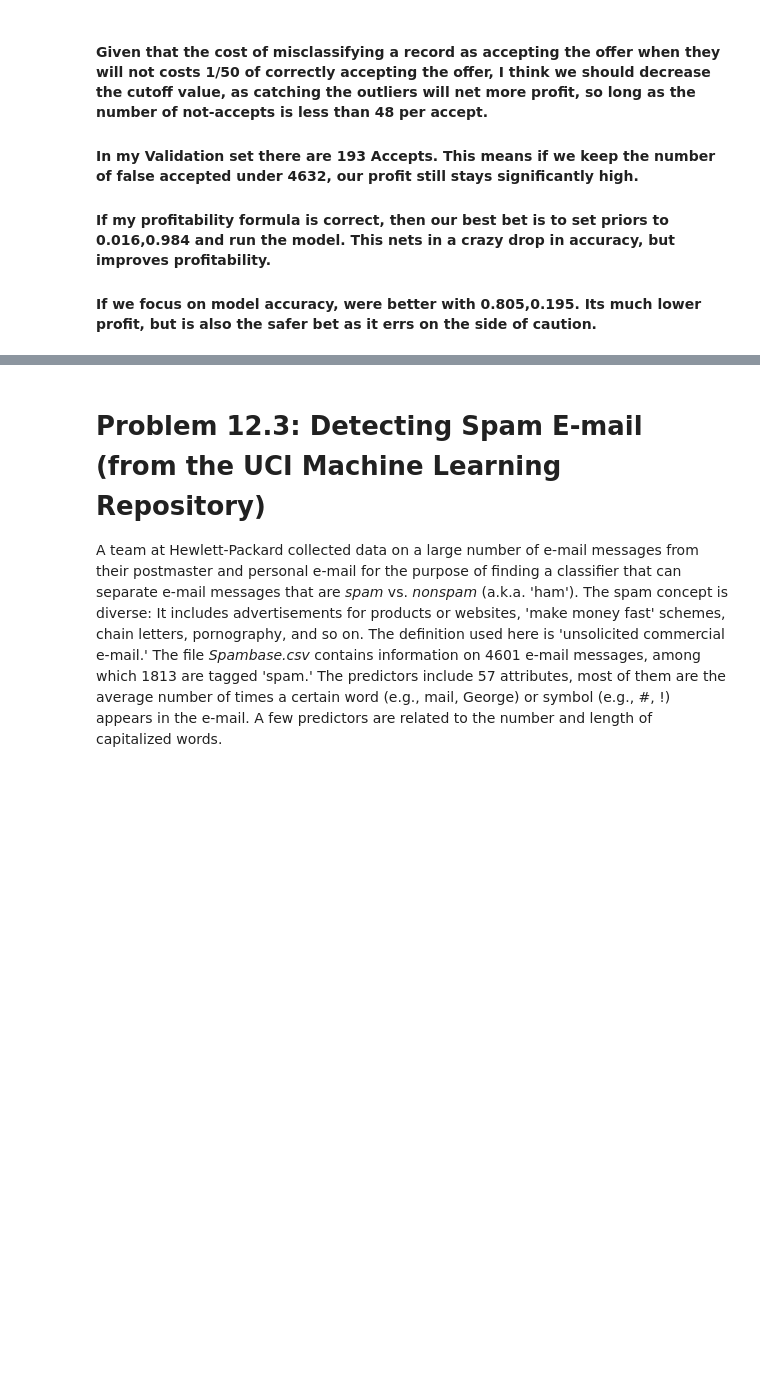
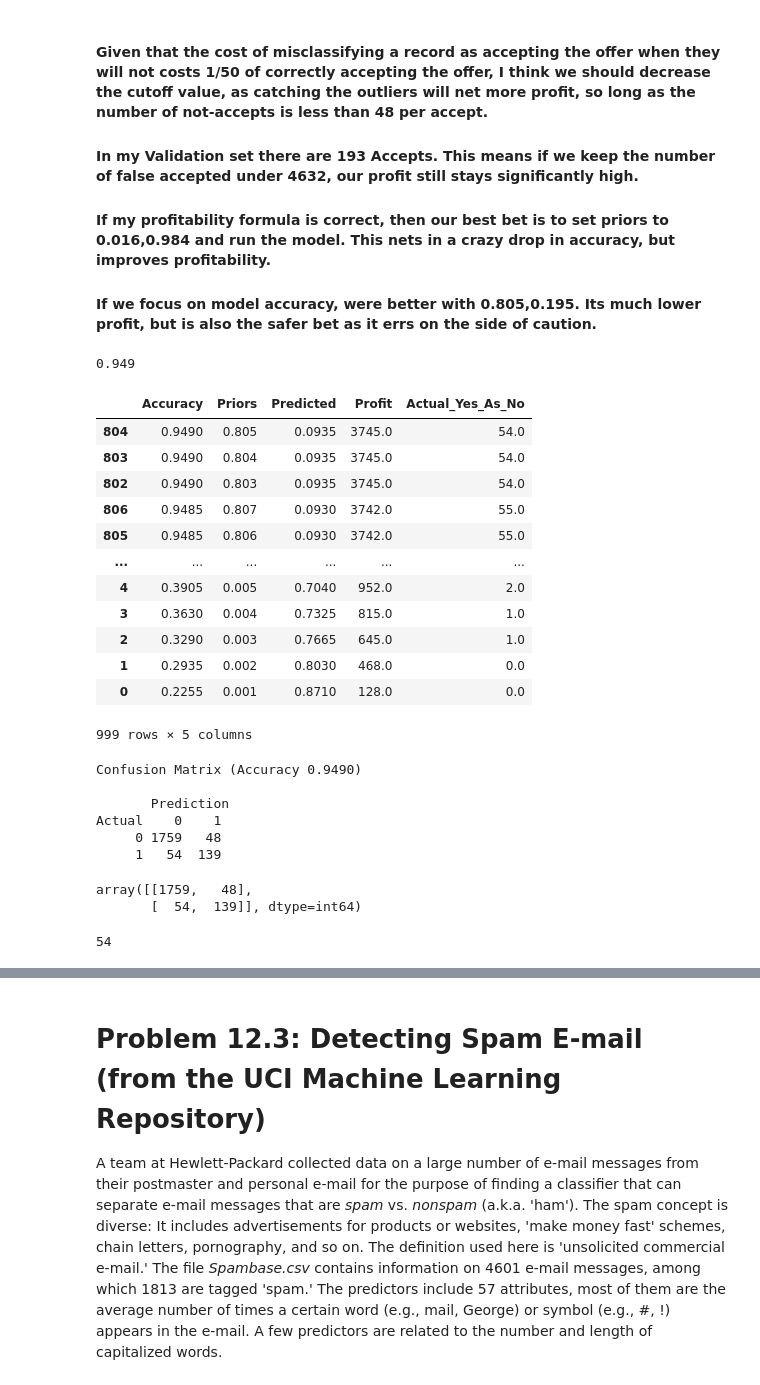
Before and after one commit to wolfesamk/MSBA-207, a Jupyter notebook: Homework/MSBA 207 Chapter 12.ipynb, the cells around one changed output, grey strips where cells are left out. Saved outputs shown, nothing was run; the diff lists cells and outputs as text; code cells hidden in the pictures; blank space fills up the shorter version.

```diff
--- a/Homework/MSBA 207 Chapter 12.ipynb
+++ b/Homework/MSBA 207 Chapter 12.ipynb
@@ -77,5 +92,5 @@ X = df_bank_dum[predictors]
 y = df_bank_dum[outcome]
 train_X, valid_X, train_y, valid_y = train_test_split(X, y, test_size=0.4, random_state=1)
 # %%
-da_reg = LinearDiscriminantAnalysis(priors=[0.5,0.5])
+da_reg = LinearDiscriminantAnalysis()#priors=[0.5,0.5])
 da_reg.fit(train_X,train_y)
@@ -231,0 +373,7 @@ print(profitability)
+# %%
+model = round(0.9430*100,2)
+misclass_cost = 50
+target_count = 1000
+# %%
+profitability = round(model*misclass_cost-target_count)
+print(profitability)
@@ -243,45 +393,71 @@ The cost of misclassifying a loan acceptor customer as a nonacceptor is much hig
 from sklearn.metrics import confusion_matrix
 # %%
 #Created a bit of a CV here to test priors.
-results = pd.DataFrame(columns=['Accuracy','Priors','Predicted','Profit'])
+results = pd.DataFrame(columns=['Accuracy','Priors','Predicted','Profit','Actual_Yes_As_No'])
 #Accuracy = max_acc
 #Priors = z
 #Predicted = pred_A
 #Profit = profitability
 tester = range(1,1000)
 max_acc = 0
+misclass_cost = 50
+target_count = 1000
 for x in tester:
     z = x/1000
     #testing if using the default priors has a significant change (hint it does!)
     da_reg = LinearDiscriminantAnalysis(priors=[z,1-z])
     da_reg.fit(train_X,train_y)
     valid_sum = pd.DataFrame(valid_X)
     valid_sum['Actual'] = valid_y
     valid_sum['Prediction'] = da_reg.predict(valid_X)
     valid_sum['p(Accept)'] = da_reg.predict_proba(valid_X)[:,1]
     cf = confusion_matrix(valid_sum.Actual,valid_sum.Prediction)
     ANA_PNA =cf[0][0]
     ANA_PA =cf[0][1]
     AA_PNA =cf[1][0]
     AA_PA =cf[1][1]
     TOTAL = cf[0][0]+cf[0][1]+cf[1][0]+cf[1][1]
     bank_acc = (ANA_PNA+AA_PA)/TOTAL
     if bank_acc > max_acc:
         max_acc = bank_acc
     Predict_NA = ANA_PNA+AA_PNA
     Predict_A = ANA_PA+AA_PA
     pred_A = round((Predict_A/(Predict_NA+Predict_A)),5)
-    profitability = round(((1*1000)-(((1000*bank_acc)*pred_A)*50))*-1)
-    results.loc[len(results.index)] = [bank_acc,z,pred_A,profitability]
+    model = round(bank_acc*100,2)
+    profitability = round(model*misclass_cost-target_count)
+    actual_yes = cf[1][0]
+    results.loc[len(results.index)] = [bank_acc,z,pred_A,profitability,actual_yes]
 
-results = results.sort_values(by=['Accuracy'], ascending=False)
+results = results.sort_values(by=['Profit'], ascending=False)
 print(max_acc)
 results#.head(1)
+# %% [output]
+0.949
+|  | Accuracy | Priors | Predicted | Profit | Actual_Yes_As_No |
+| 804 | 0.9490 | 0.805 | 0.0935 | 3745.0 | 54.0 |
+| 803 | 0.9490 | 0.804 | 0.0935 | 3745.0 | 54.0 |
+| 802 | 0.9490 | 0.803 | 0.0935 | 3745.0 | 54.0 |
+| 806 | 0.9485 | 0.807 | 0.0930 | 3742.0 | 55.0 |
+| 805 | 0.9485 | 0.806 | 0.0930 | 3742.0 | 55.0 |
+| ... | ... | ... | ... | ... | ... |
+| 4 | 0.3905 | 0.005 | 0.7040 | 952.0 | 2.0 |
+| 3 | 0.3630 | 0.004 | 0.7325 | 815.0 | 1.0 |
+| 2 | 0.3290 | 0.003 | 0.7665 | 645.0 | 1.0 |
+| 1 | 0.2935 | 0.002 | 0.8030 | 468.0 | 0.0 |
+| 0 | 0.2255 | 0.001 | 0.8710 | 128.0 | 0.0 |
+999 rows × 5 columns
 # %%
 #testing if using the default priors has a significant change (hint it does!)
 da_reg = LinearDiscriminantAnalysis(priors=[0.805,0.195])
 da_reg.fit(train_X,train_y)
 classificationSummary(valid_y,da_reg.predict(valid_X))
+# %% [output]
+Confusion Matrix (Accuracy 0.9490)
+
+       Prediction
+Actual    0    1
+     0 1759   48
+     1   54  139
 # %%
 valid_sum = pd.DataFrame(valid_X)
 valid_sum['Actual'] = valid_y
@@ -290,6 +466,15 @@ valid_sum['p(Accept)'] = da_reg.predict_proba(valid_X)[:,1]
 # %%
 Predict_NA = ANA_PNA+AA_PNA
 Predict_A = ANA_PA+AA_PA
+# %%
+confusion_matrix(valid_sum.Actual,valid_sum.Prediction)
+# %% [output]
+array([[1759,   48],
+       [  54,  139]], dtype=int64)
+# %%
+cf[1][0]
+# %% [output]
+54
 # %%
 cf = confusion_matrix(valid_sum.Actual,valid_sum.Prediction)
 ANA_PNA =cf[0][0]
```
Also changed, not shown: parts of 34 cells of this notebook.
